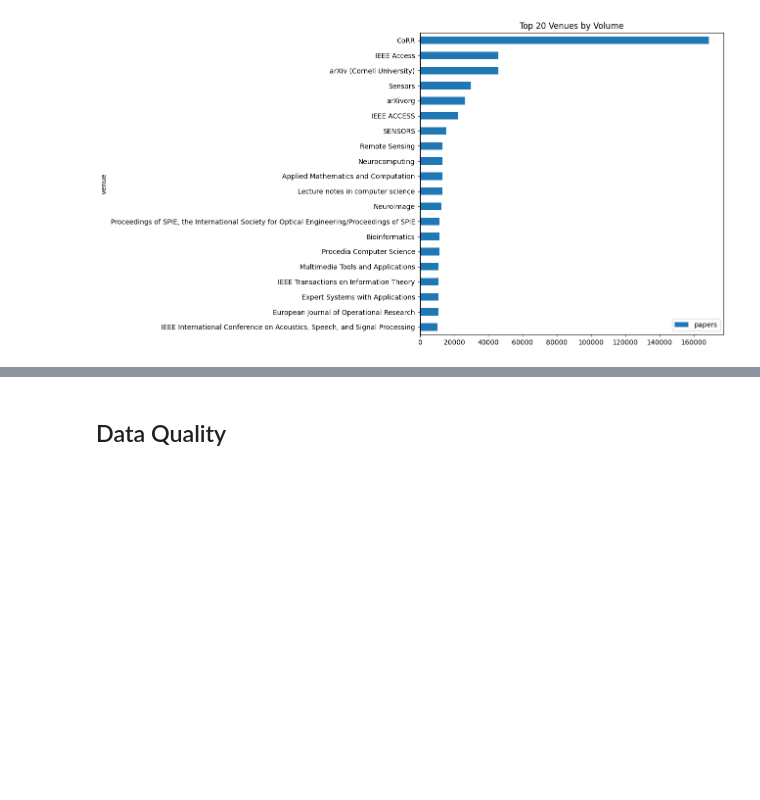
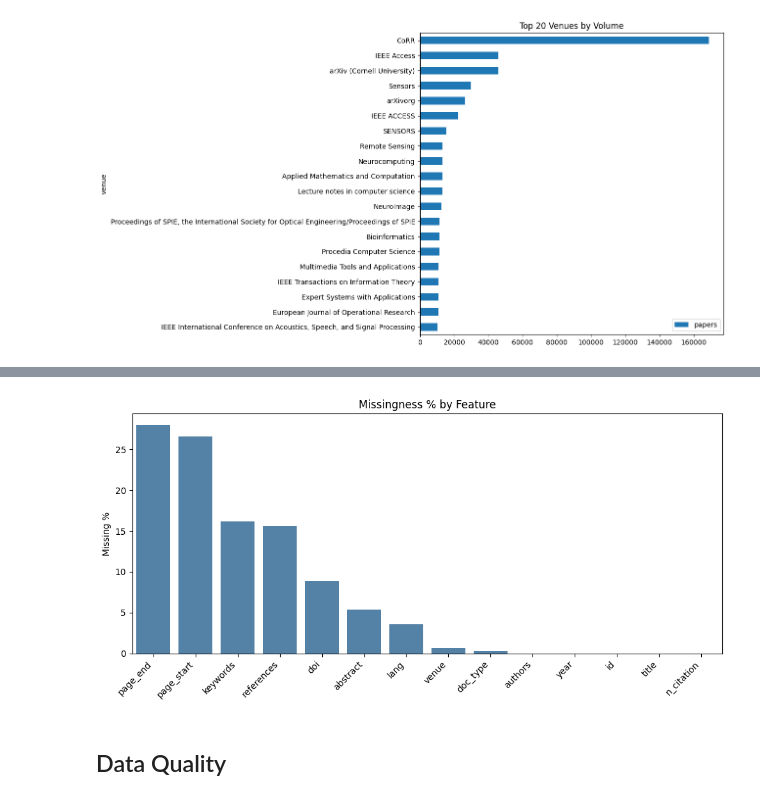
Before and after one commit to ManuCa93/data_project_3, a Jupyter notebook: notebook.ipynb, the cells around one changed output, grey strips where cells are left out. Saved outputs shown, nothing was run; the diff lists cells and outputs as text; code cells hidden in the pictures; blank space fills up the shorter version.

```diff
--- a/notebook.ipynb
+++ b/notebook.ipynb
@@ -225,3 +313,14 @@ plt.show()
+# %%
+plt.figure(figsize=(10, 5))
+sns.barplot(data=missing_df, x="feature", y="missing_pct", color="steelblue")
+plt.title("Missingness % by Feature")
+plt.ylabel("Missing %")
+plt.xlabel("")
+plt.xticks(rotation=45, ha="right")
+plt.tight_layout()
+plt.show()
+# %% [output]
+[figure, added]
 # %% [markdown]
 ## Data Quality
 # %%
```
Also changed, not shown: parts of 17 cells of this notebook, 1 other file.
